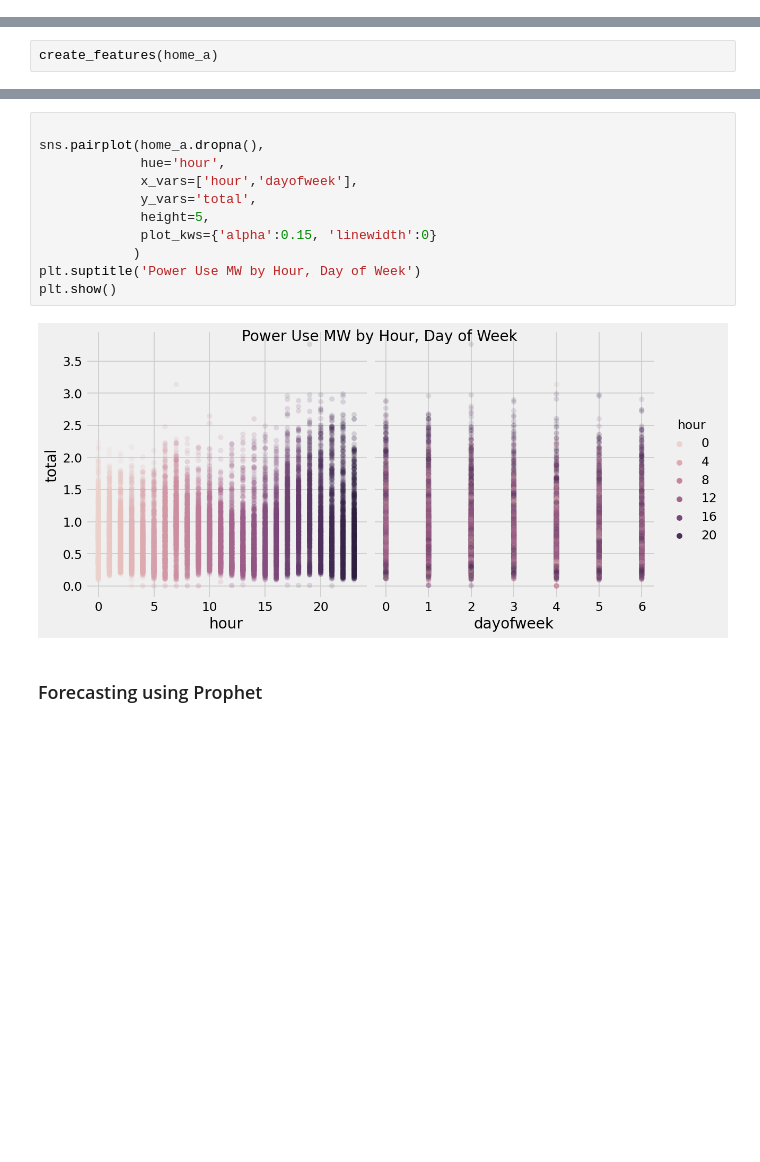
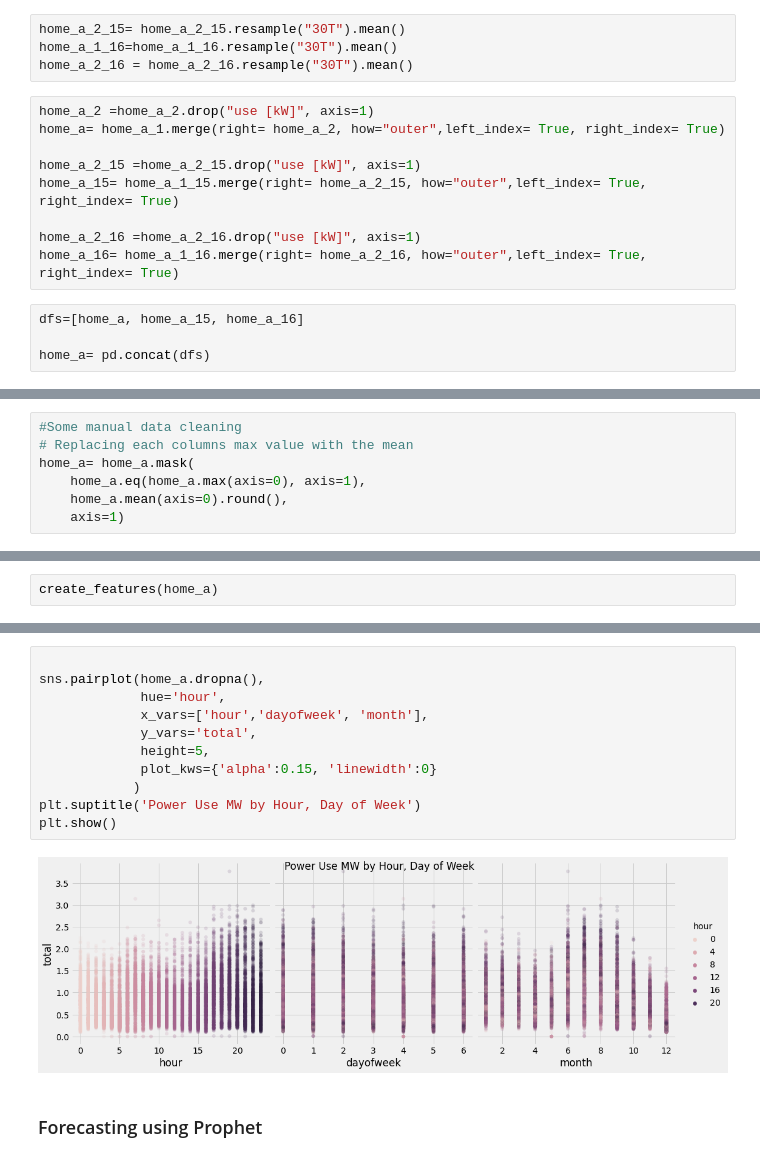
Before and after one commit to danbm94/masterthesis, a Jupyter notebook: thesis.ipynb, the cells around one changed output, grey strips where cells are left out. Saved outputs shown, nothing was run; the diff lists cells and outputs as text; blank space fills up the shorter version.

```diff
--- a/thesis.ipynb
+++ b/thesis.ipynb
@@ -76,0 +86,17 @@ home_c_2 = pd.read_csv("Dataset/HomeC/2014/HomeC-meter2_2014.csv", infer_datetim
+# %%
+home_a_2_15= home_a_2_15.resample("30T").mean()
+home_a_1_16=home_a_1_16.resample("30T").mean()
+home_a_2_16 = home_a_2_16.resample("30T").mean()
+# %%
+home_a_2 =home_a_2.drop("use [kW]", axis=1)
+home_a= home_a_1.merge(right= home_a_2, how="outer",left_index= True, right_index= True)
+
+home_a_2_15 =home_a_2_15.drop("use [kW]", axis=1)
+home_a_15= home_a_1_15.merge(right= home_a_2_15, how="outer",left_index= True, right_index= True)
+
+home_a_2_16 =home_a_2_16.drop("use [kW]", axis=1)
+home_a_16= home_a_1_16.merge(right= home_a_2_16, how="outer",left_index= True, right_index= True)
+# %%
+dfs=[home_a, home_a_15, home_a_16]
+
+home_a= pd.concat(dfs)
@@ -130,3 +181,10 @@ home_a['total'].plot(figsize=(25,5),lw=0.5)
+# %%
+#Some manual data cleaning
+# Replacing each columns max value with the mean
+home_a= home_a.mask(
+    home_a.eq(home_a.max(axis=0), axis=1),
+    home_a.mean(axis=0).round(),
+    axis=1)
 # %% [markdown]
 ### Simple ARIMA model
 # %%
@@ -253,16 +295,16 @@ home_a
 # %%
 
 sns.pairplot(home_a.dropna(),
              hue='hour',
-             x_vars=['hour','dayofweek'],
+             x_vars=['hour','dayofweek', 'month'],
              y_vars='total',
              height=5,
              plot_kws={'alpha':0.15, 'linewidth':0}
             )
 plt.suptitle('Power Use MW by Hour, Day of Week')
 plt.show()
 # %% [output]
-[figure, old version]
+[figure, new version]
 # %% [markdown]
 ### Forecasting using Prophet
 # %%
```
Also changed, not shown: parts of 35 cells of this notebook, 1 other file.
